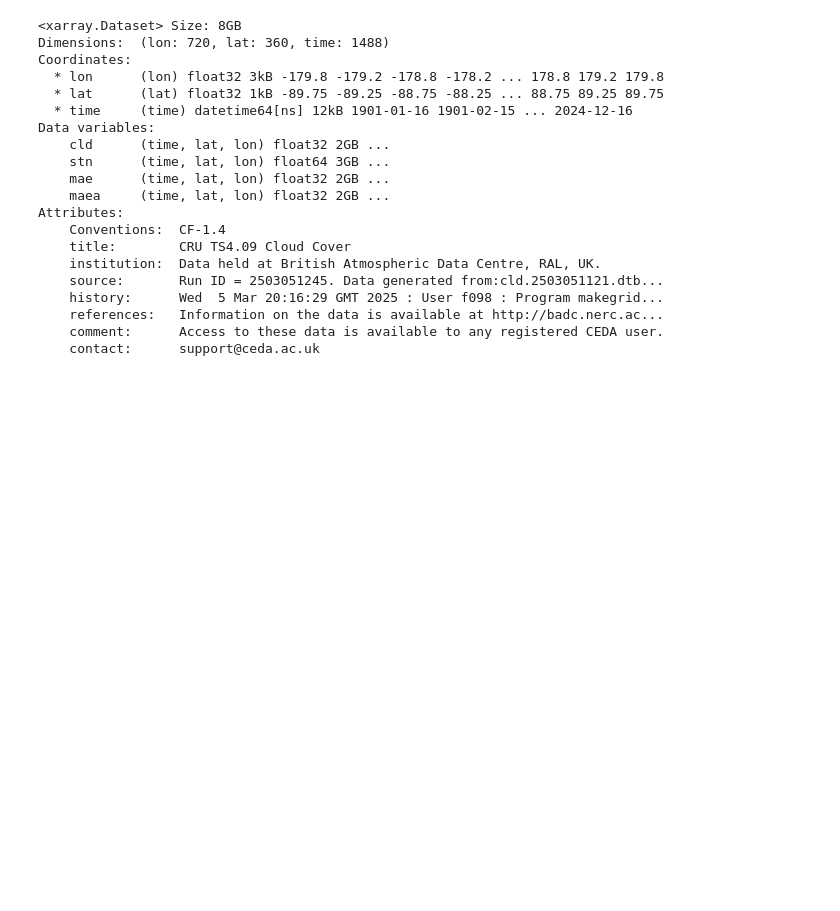
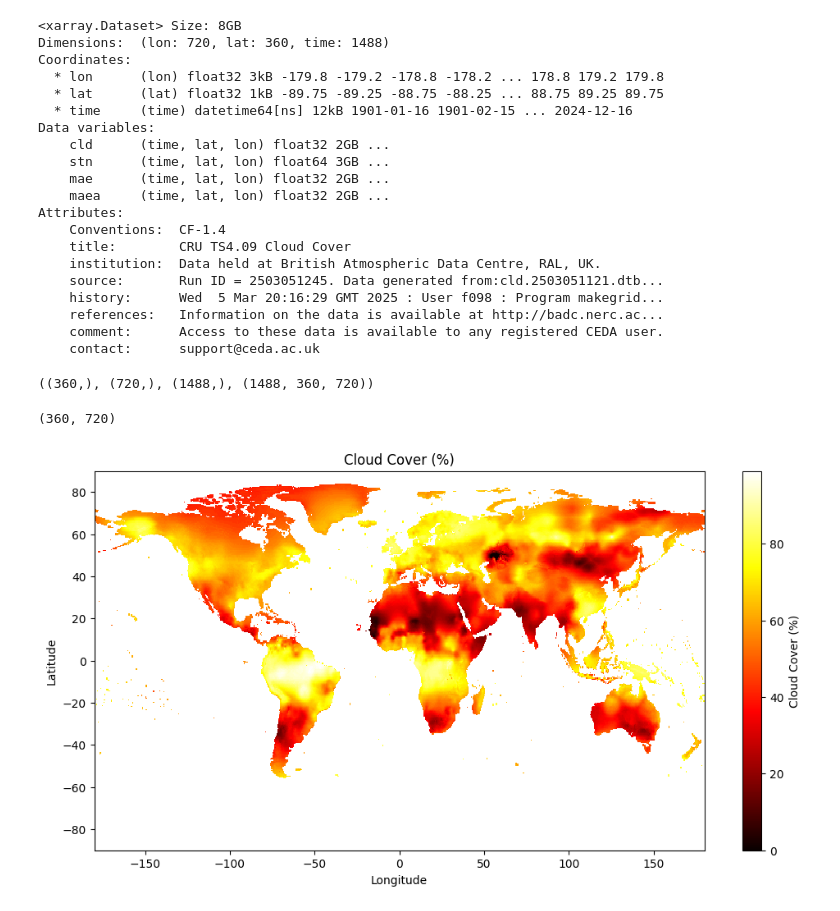
Before and after one commit to gabodabo-uno/DLA2501---Deep-Learning-Avanzado, a Jupyter notebook: Flood forecasting/3. Programas/02_Save_Gridded_TimeSeries.ipynb, the cells around one changed output. Drawn from its saved outputs; the diff is of its cells as text; code cells hidden in the pictures; blank space fills up the shorter version.

Commit message:
Guardado del total de Gridded TS

```diff
--- a/Flood forecasting/3. Programas/02_Save_Gridded_TimeSeries.ipynb
+++ b/Flood forecasting/3. Programas/02_Save_Gridded_TimeSeries.ipynb
@@ -46,5 +111,5 @@ data.shape # 771_513_120
 # %%
-file_name_nc = el_path_main/'2. Datos/Main gridded data/cru_ts4.09.1901.2024.cld.dat.nc'
+file_name_nc_cld = el_path_main/'2. Datos/Main gridded data/cru_ts4.09.1901.2024.cld.dat.nc'
 # Load the dataset
-ds = xr.open_dataset(file_name_nc)
+ds_cld = xr.open_dataset(file_name_nc_cld)
 # %%
@@ -70,3 +135,23 @@ Attributes:
     references:   Information on the data is available at http://badc.nerc.ac...
     comment:      Access to these data is available to any registered CEDA user.
     contact:      support@ceda.ac.uk
+# %%
+ds_cld['lat'].values.shape, ds_cld['lon'].values.shape, ds_cld['time'].values.shape, ds_cld['cld'].values.shape
+# %% [output]
+((360,), (720,), (1488,), (1488, 360, 720))
+# %%
+_lon, _lat = np.meshgrid(ds_cld['lon'].values, ds_cld['lat'].values)
+# %% [output]
+(360, 720)
+# %%
+_cld = ds_cld['cld'].values[-10]
+
+plt.figure(figsize=(12, 6))
+plt.pcolormesh(_lon, _lat, _cld, shading='auto', cmap='hot')
+plt.colorbar(label='Cloud Cover (%)')
+plt.xlabel('Longitude')
+plt.ylabel('Latitude')
+plt.title('Cloud Cover (%)')
+plt.show()
+# %% [output]
+[figure, added]
```
Also changed, not shown: parts of 6 cells of this notebook.
